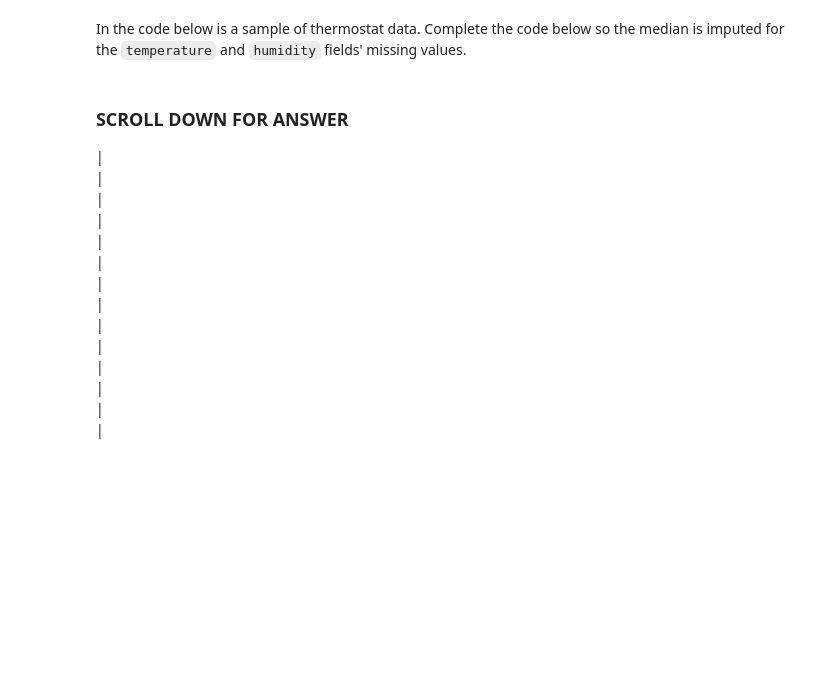
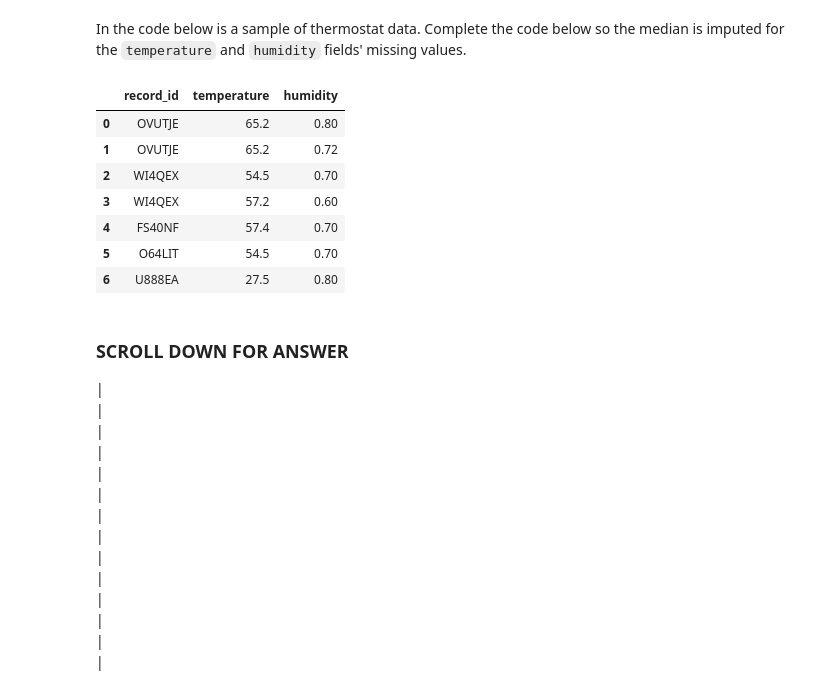
Before and after one commit to RioCasanova/Anaconda-Courses, a Jupyter notebook: cleaning_data_pandas/missing_values.ipynb, the cells around one changed output. Cells and saved outputs as stored; diff of their text form; code cells hidden in the pictures; blank space fills up the shorter version.

```diff
--- a/cleaning_data_pandas/missing_values.ipynb
+++ b/cleaning_data_pandas/missing_values.ipynb
@@ -178,22 +403,31 @@ In the code below is a sample of thermostat data. Complete the code below so the
 # %%
 import pandas as pd
 from sklearn.impute import SimpleImputer
 
 df = pd.DataFrame({
     "record_id" : ['OVUTJE','OVUTJE','WI4QEX','WI4QEX','FS40NF','O64LIT','U888EA'],
     "temperature" : [65.2, 65.2, None, 57.2, 57.4, None, 27.5],
     "humidity" : [.8, None, .7, .6, .7, .7, .8]
 })
 
 # create and fit imputer
-imputer = ?
+imputer = KNNImputer(n_neighbors=5, weights='uniform', metric='nan_euclidean')
 transform_input = df[['temperature','humidity']]
-imputer.fit(?)
+imputer.fit(transform_input)
 
 # apply mean to the temperature and humidity column
-transform_output = imputer.transform(?)
+transform_output = imputer.transform(transform_input)
 df[['temperature','humidity']] = transform_output
 df
+# %% [output]
+|  | record_id | temperature | humidity |
+| 0 | OVUTJE | 65.2 | 0.80 |
+| 1 | OVUTJE | 65.2 | 0.72 |
+| 2 | WI4QEX | 54.5 | 0.70 |
+| 3 | WI4QEX | 57.2 | 0.60 |
+| 4 | FS40NF | 57.4 | 0.70 |
+| 5 | O64LIT | 54.5 | 0.70 |
+| 6 | U888EA | 27.5 | 0.80 |
 # %% [markdown]
 ### SCROLL DOWN FOR ANSWER
 |<br>
```
Also changed, not shown: parts of 16 cells of this notebook.
